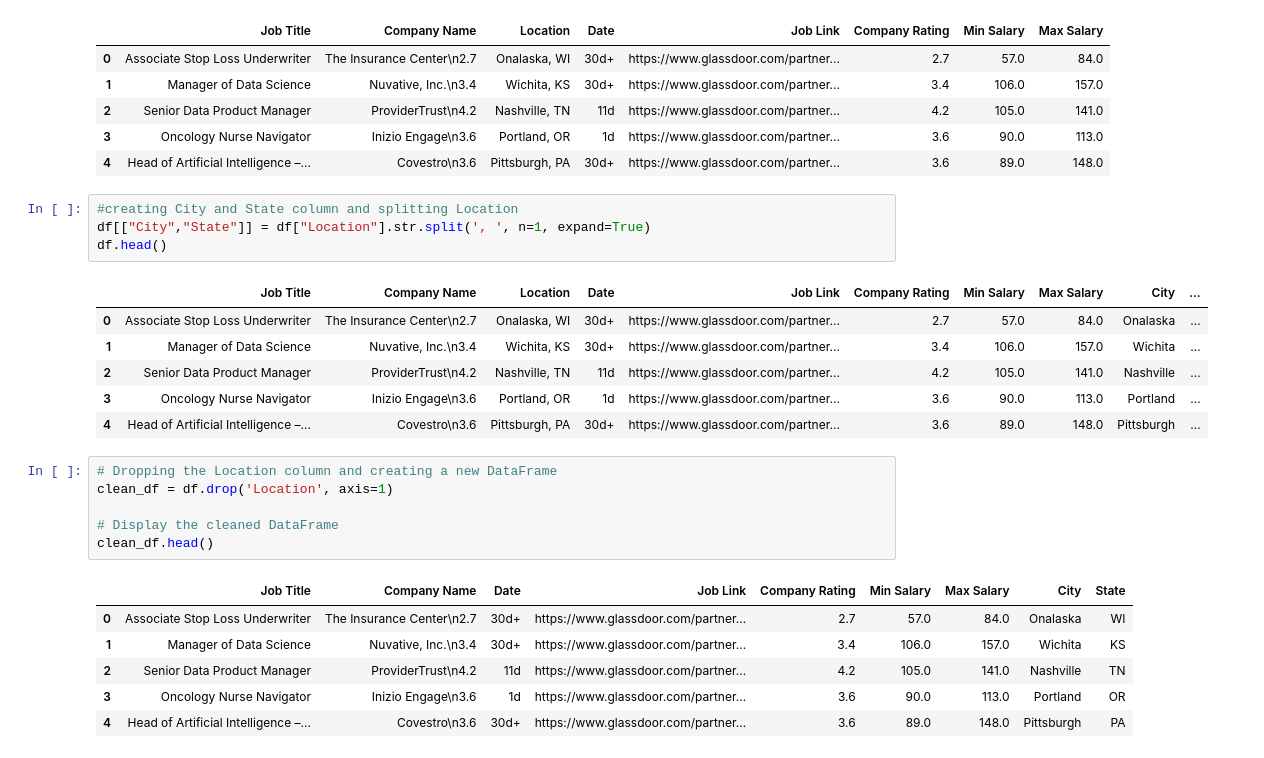
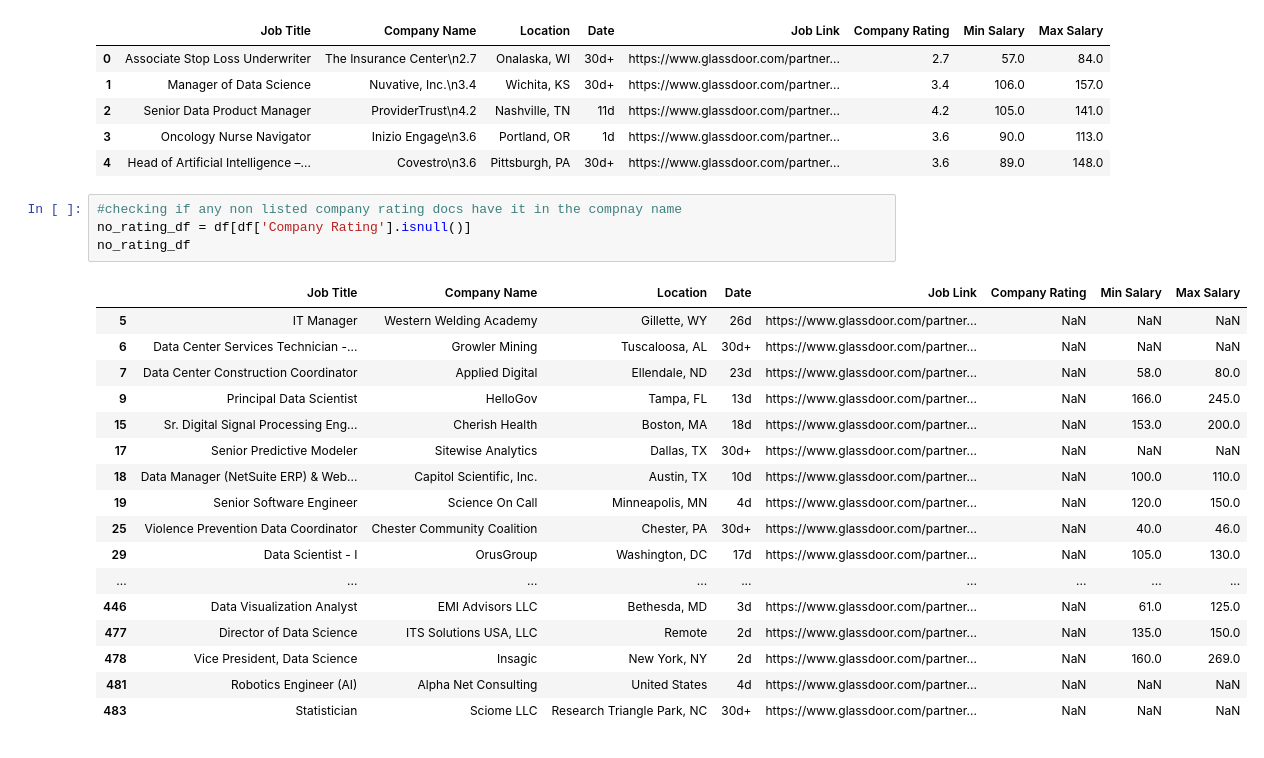
Before and after one commit to Robotrousers/Project3_JobsAnalysis, a Jupyter notebook: data_job_market.ipynb, the cells around one changed output. Cells and saved outputs as stored; diff of their text form.

```diff
--- a/data_job_market.ipynb
+++ b/data_job_market.ipynb
@@ -15,27 +15,25 @@ df.head()
 | 2 | Senior Data Product Manager | ProviderTrust\n4.2 | Nashville, TN | 11d | https://www.glassdoor.com/partner... | 4.2 | 105.0 | 141.0 |
 | 3 | Oncology Nurse Navigator | Inizio Engage\n3.6 | Portland, OR | 1d | https://www.glassdoor.com/partner... | 3.6 | 90.0 | 113.0 |
 | 4 | Head of Artificial Intelligence –... | Covestro\n3.6 | Pittsburgh, PA | 30d+ | https://www.glassdoor.com/partner... | 3.6 | 89.0 | 148.0 |
-# %%
-#creating City and State column and splitting Location
-df[["City","State"]] = df["Location"].str.split(', ', n=1, expand=True)
-df.head()
-# %% [output]
-|  | Job Title | Company Name | Location | Date | Job Link | Company Rating | Min Salary | Max Salary | City | ... |
-| 0 | Associate Stop Loss Underwriter | The Insurance Center\n2.7 | Onalaska, WI | 30d+ | https://www.glassdoor.com/partner... | 2.7 | 57.0 | 84.0 | Onalaska | ... |
-| 1 | Manager of Data Science | Nuvative, Inc.\n3.4 | Wichita, KS | 30d+ | https://www.glassdoor.com/partner... | 3.4 | 106.0 | 157.0 | Wichita | ... |
-| 2 | Senior Data Product Manager | ProviderTrust\n4.2 | Nashville, TN | 11d | https://www.glassdoor.com/partner... | 4.2 | 105.0 | 141.0 | Nashville | ... |
-| 3 | Oncology Nurse Navigator | Inizio Engage\n3.6 | Portland, OR | 1d | https://www.glassdoor.com/partner... | 3.6 | 90.0 | 113.0 | Portland | ... |
-| 4 | Head of Artificial Intelligence –... | Covestro\n3.6 | Pittsburgh, PA | 30d+ | https://www.glassdoor.com/partner... | 3.6 | 89.0 | 148.0 | Pittsburgh | ... |
-# %%
-# Dropping the Location column and creating a new DataFrame
-clean_df = df.drop('Location', axis=1)
-
-# Display the cleaned DataFrame
-clean_df.head()
-# %% [output]
-|  | Job Title | Company Name | Date | Job Link | Company Rating | Min Salary | Max Salary | City | State |
-| 0 | Associate Stop Loss Underwriter | The Insurance Center\n2.7 | 30d+ | https://www.glassdoor.com/partner... | 2.7 | 57.0 | 84.0 | Onalaska | WI |
-| 1 | Manager of Data Science | Nuvative, Inc.\n3.4 | 30d+ | https://www.glassdoor.com/partner... | 3.4 | 106.0 | 157.0 | Wichita | KS |
-| 2 | Senior Data Product Manager | ProviderTrust\n4.2 | 11d | https://www.glassdoor.com/partner... | 4.2 | 105.0 | 141.0 | Nashville | TN |
-| 3 | Oncology Nurse Navigator | Inizio Engage\n3.6 | 1d | https://www.glassdoor.com/partner... | 3.6 | 90.0 | 113.0 | Portland | OR |
-| 4 | Head of Artificial Intelligence –... | Covestro\n3.6 | 30d+ | https://www.glassdoor.com/partner... | 3.6 | 89.0 | 148.0 | Pittsburgh | PA |
+# %%
+#checking if any non listed company rating docs have it in the compnay name
+no_rating_df = df[df['Company Rating'].isnull()]
+no_rating_df
+# %% [output]
+|  | Job Title | Company Name | Location | Date | Job Link | Company Rating | Min Salary | Max Salary |
+| 5 | IT Manager | Western Welding Academy | Gillette, WY | 26d | https://www.glassdoor.com/partner... | NaN | NaN | NaN |
+| 6 | Data Center Services Technician -... | Growler Mining | Tuscaloosa, AL | 30d+ | https://www.glassdoor.com/partner... | NaN | NaN | NaN |
+| 7 | Data Center Construction Coordinator | Applied Digital | Ellendale, ND | 23d | https://www.glassdoor.com/partner... | NaN | 58.0 | 80.0 |
+| 9 | Principal Data Scientist | HelloGov | Tampa, FL | 13d | https://www.glassdoor.com/partner... | NaN | 166.0 | 245.0 |
+| 15 | Sr. Digital Signal Processing Eng... | Cherish Health | Boston, MA | 18d | https://www.glassdoor.com/partner... | NaN | 153.0 | 200.0 |
+| 17 | Senior Predictive Modeler | Sitewise Analytics | Dallas, TX | 30d+ | https://www.glassdoor.com/partner... | NaN | NaN | NaN |
+| 18 | Data Manager (NetSuite ERP) & Web... | Capitol Scientific, Inc. | Austin, TX | 10d | https://www.glassdoor.com/partner... | NaN | 100.0 | 110.0 |
+| 19 | Senior Software Engineer | Science On Call | Minneapolis, MN | 4d | https://www.glassdoor.com/partner... | NaN | 120.0 | 150.0 |
+| 25 | Violence Prevention Data Coordinator | Chester Community Coalition | Chester, PA | 30d+ | https://www.glassdoor.com/partner... | NaN | 40.0 | 46.0 |
+| 29 | Data Scientist - I | OrusGroup | Washington, DC | 17d | https://www.glassdoor.com/partner... | NaN | 105.0 | 130.0 |
+| ... | ... | ... | ... | ... | ... | ... | ... | ... |
+| 446 | Data Visualization Analyst | EMI Advisors LLC | Bethesda, MD | 3d | https://www.glassdoor.com/partner... | NaN | 61.0 | 125.0 |
+| 477 | Director of Data Science | ITS Solutions USA, LLC | Remote | 2d | https://www.glassdoor.com/partner... | NaN | 135.0 | 150.0 |
+| 478 | Vice President, Data Science | Insagic | New York, NY | 2d | https://www.glassdoor.com/partner... | NaN | 160.0 | 269.0 |
+| 481 | Robotics Engineer (AI) | Alpha Net Consulting | United States | 4d | https://www.glassdoor.com/partner... | NaN | NaN | NaN |
+| 483 | Statistician | Sciome LLC | Research Triangle Park, NC | 30d+ | https://www.glassdoor.com/partner... | NaN | NaN | NaN |
```
Also changed, not shown: parts of 13 cells of this notebook.
